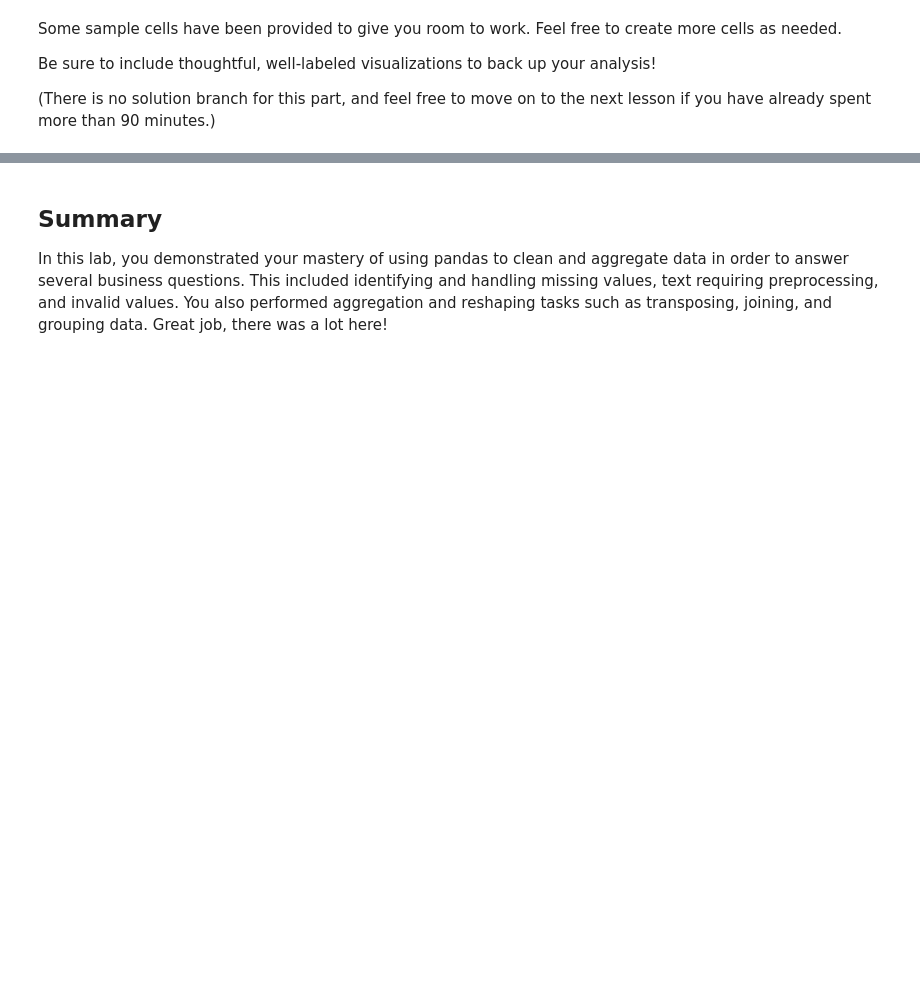
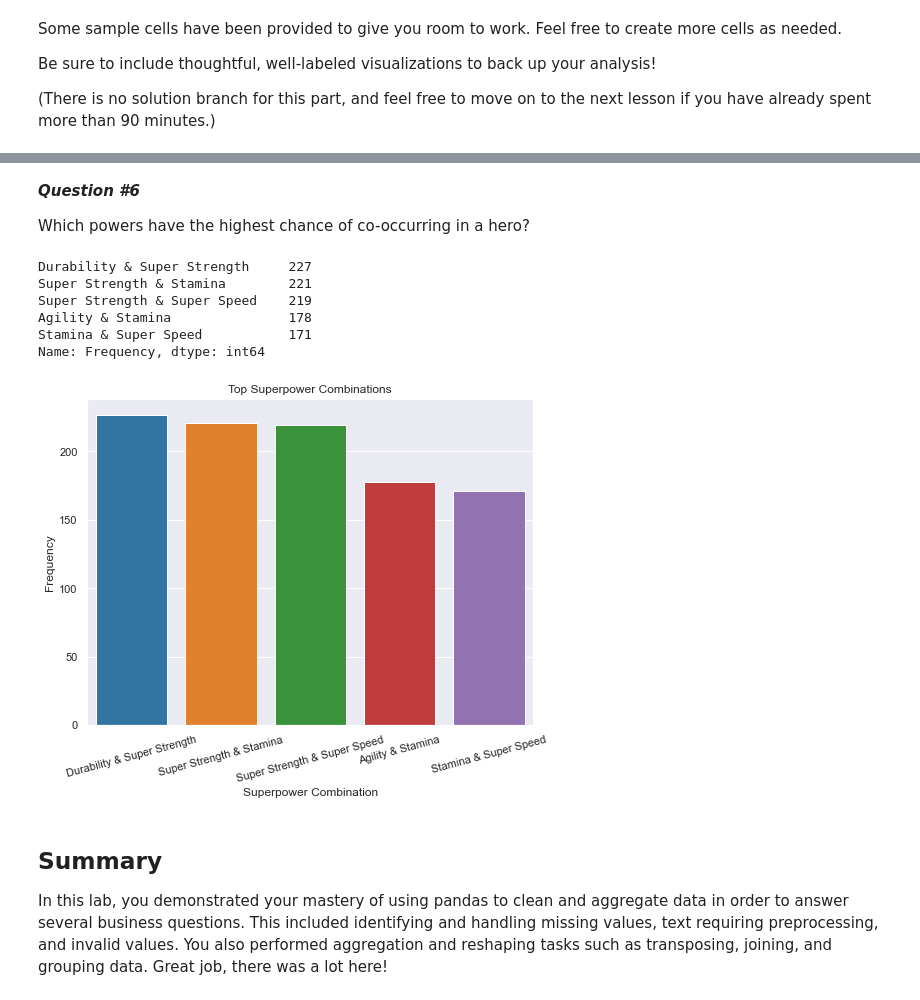
Before and after one commit to rlodetti/dsc-pandas-data-cleaning-lab, a Jupyter notebook: index.ipynb, the cells around one changed output, grey strips where cells are left out. Saved outputs shown, nothing was run; the diff lists cells and outputs as text; code cells hidden in the pictures; blank space fills up the shorter version.

```diff
--- a/index.ipynb
+++ b/index.ipynb
@@ -722,0 +844,48 @@ Be sure to include thoughtful, well-labeled visualizations to back up your analy
+# %% [markdown]
+***Question #6***
+
+Which powers have the highest chance of co-occurring in a hero?
+# %%
+#create dictionary of all combinations of powers without duplicates
+power_combos = {}
+total_powers = powers_df.index
+att_1 = list(total_powers)
+att_2 = list(total_powers)
+a=0
+for power1 in list(total_powers):
+    a += 1
+    for power2 in list(total_powers)[a:]:
+        power_combos[power1+" & "+power2] = 0
+
+#add up all of the combinations
+test = powers_df.iloc[:,:].transpose()
+num_powers = range(len(test.transpose()))
+num_heroes = range(len(test))
+for num in num_powers:
+    att_1 = test.iloc[:,num] # this rotates through the powers one column at a time
+    for num2 in num_powers:
+        att_2 = test.iloc[:,num2] # this also rotates through all of the powers and
+        for i in num_heroes:
+            if att_1.name+" & "+att_2.name in power_combos.keys(): #this takes care of any duplicates
+                if (att_1[i] == True) & (att_2[i] == True): # this checks to make sure both powers are present
+                    power_combos[att_1.name+" & "+att_2.name] +=1
+#change the dictionary to a dataframe and taking a peek
+question_6= pd.DataFrame.from_dict(power_combos,orient='index').rename(columns={0:'Frequency'})
+# %%
+#Let's sort the data to find the top combos
+y_values=question_6.sort_values(by='Frequency',ascending=False).head(5)['Frequency']
+x_values=question_6.sort_values(by='Frequency',ascending=False).head(5).index
+# %% [output]
+Durability & Super Strength     227
+Super Strength & Stamina        221
+Super Strength & Super Speed    219
+Agility & Stamina               178
+Stamina & Super Speed           171
+Name: Frequency, dtype: int64
+# %%
+fig,ax = plt.subplots(figsize=(8,6))
+bp = sns.barplot(y=y_values, x=x_values)
+bp.set(ylabel= 'Frequency',xlabel= 'Superpower Combination',title = 'Top Superpower Combinations')
+bp.set_xticklabels(bp.get_xticklabels(), rotation=15);
+# %% [output]
+[figure, added]
```
Also changed, not shown: parts of 23 cells of this notebook.
